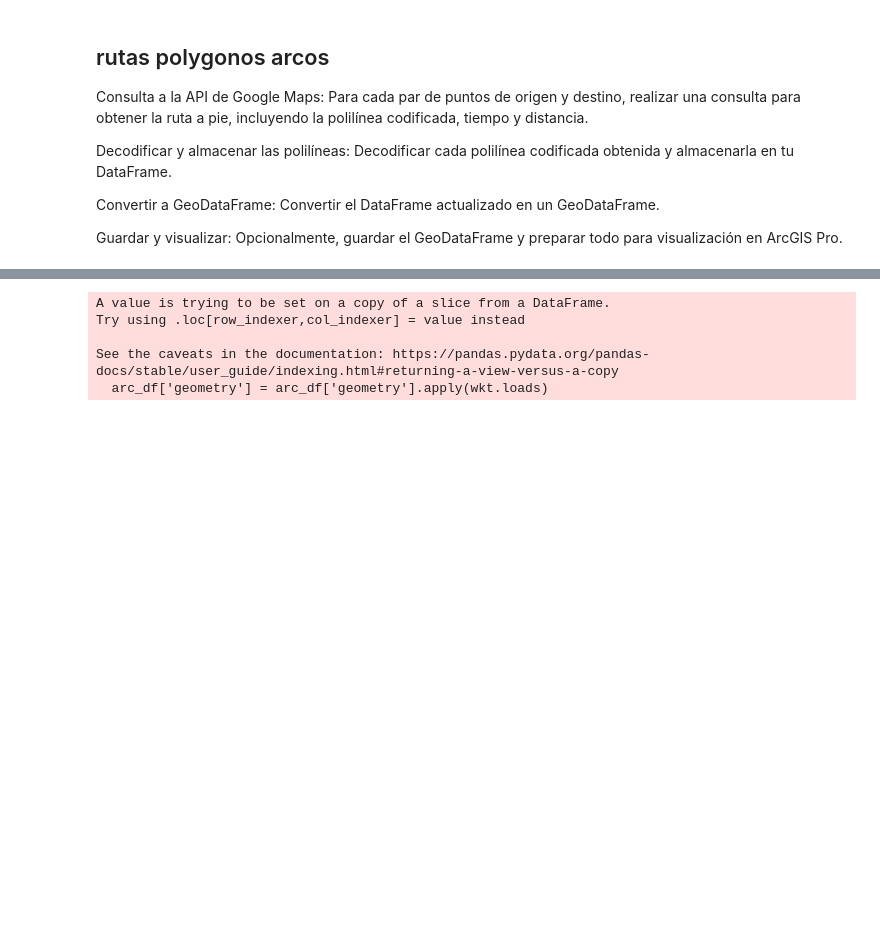
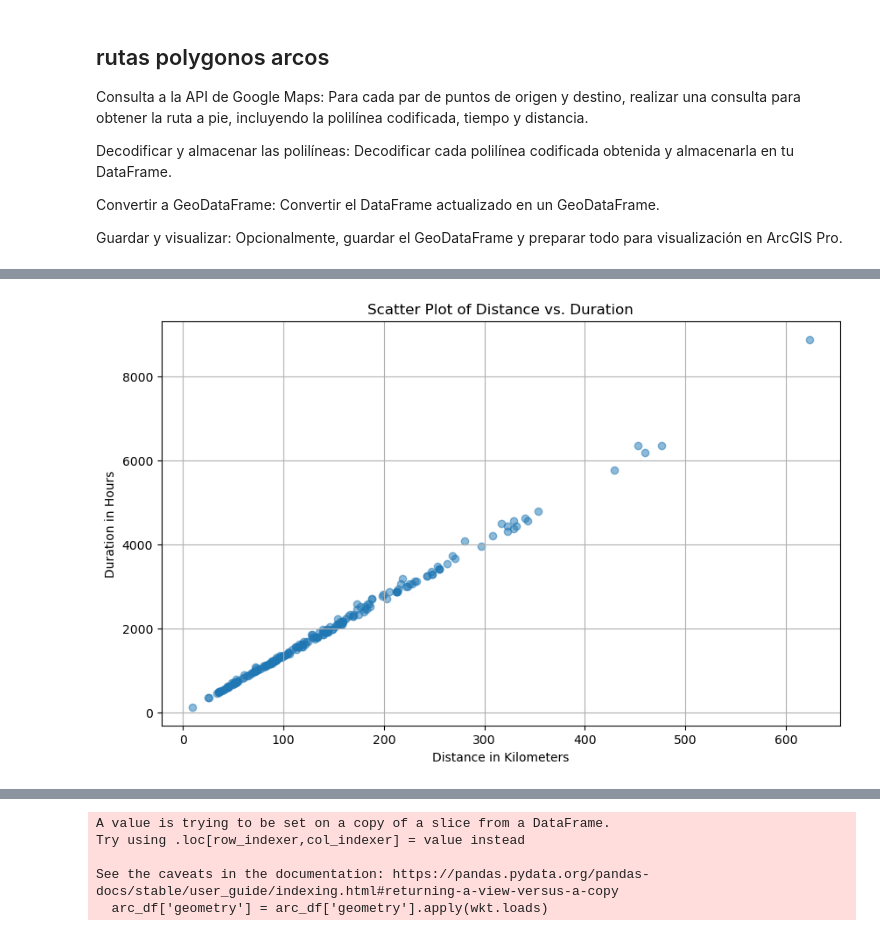
Before and after one commit to puriarter21/Mapa_Migracion_Irregular_Mexico, a Jupyter notebook: 1. Mapas/1. Mapas/Metodo_1/rutas_combinaciones.ipynb, the cells around one changed output, grey strips where cells are left out. Saved outputs shown, nothing was run; the diff lists cells and outputs as text; code cells hidden in the pictures; blank space fills up the shorter version.

```diff
--- a/1. Mapas/1. Mapas/Metodo_1/rutas_combinaciones.ipynb
+++ b/1. Mapas/1. Mapas/Metodo_1/rutas_combinaciones.ipynb
@@ -1131,0 +1068,12 @@ arc_df
+# %%
+import matplotlib.pyplot as plt
+
+plt.figure(figsize=(10, 6))
+plt.scatter(arc_df['distance_km'], arc_df['duration_min'], alpha=0.5)
+plt.title('Scatter Plot of Distance vs. Duration')
+plt.xlabel('Distance in Kilometers')
+plt.ylabel('Duration in Hours')
+plt.grid(True)
+plt.show()
+# %% [output]
+[figure, added]
```
Also changed, not shown: parts of 34 cells of this notebook, 7 other files.
